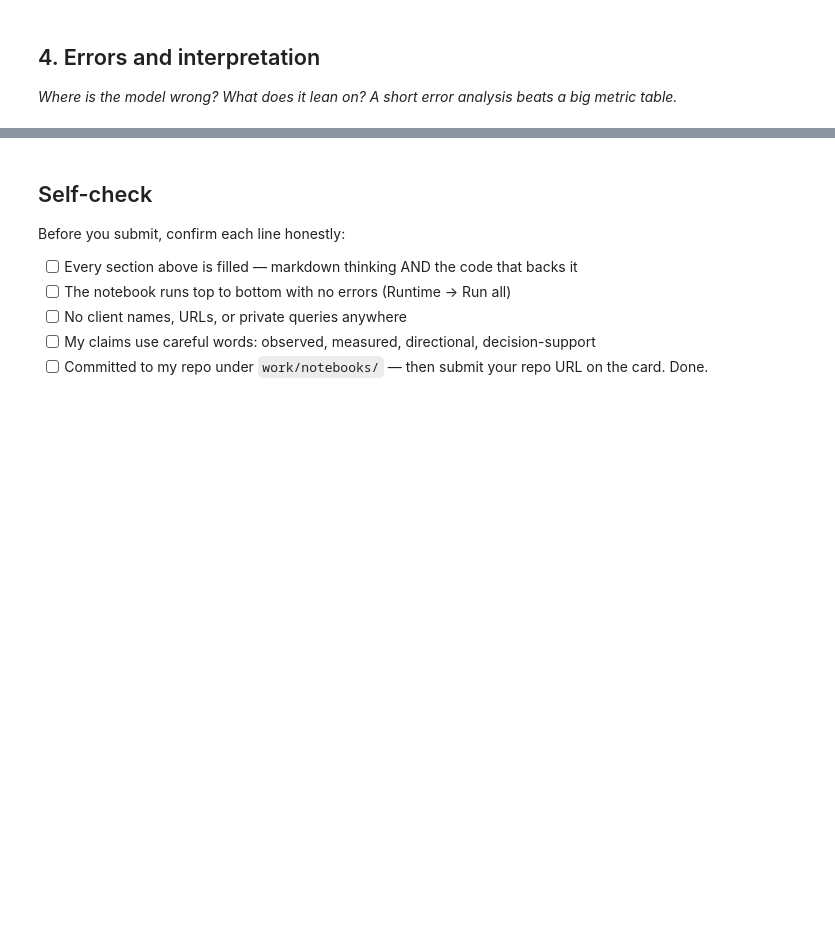
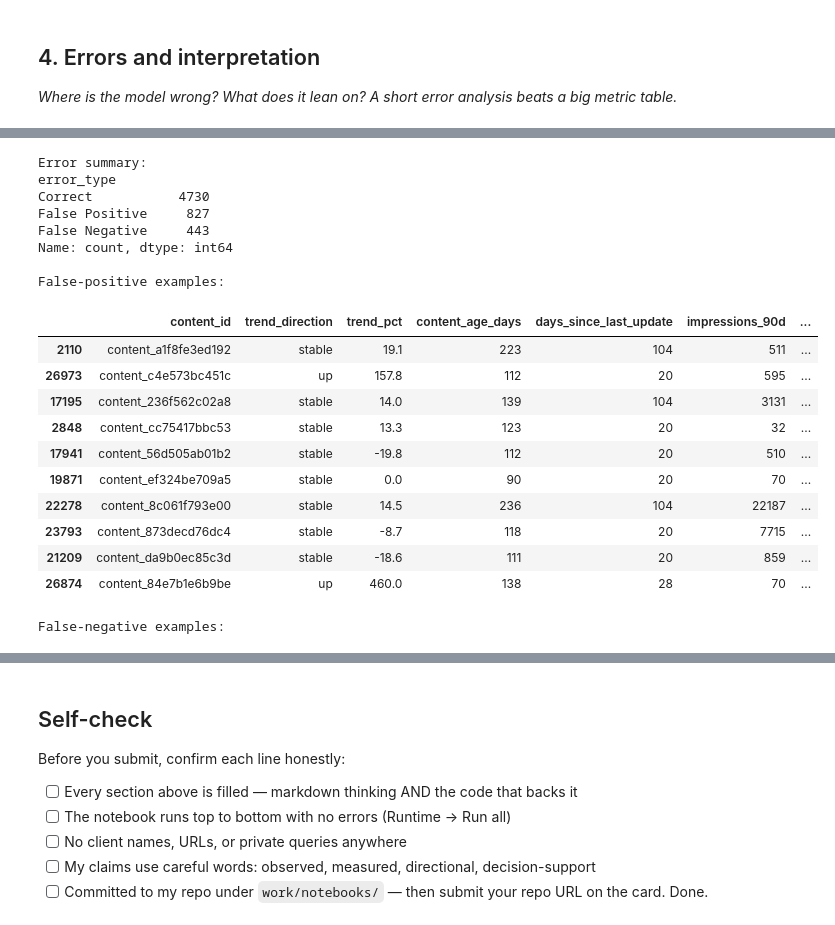
Before and after one commit to VinayBhavikatti/flyrank-ml-internship, a Jupyter notebook: work/notebooks/w05_model.ipynb, the cells around one changed output, grey strips where cells are left out. Saved outputs shown, nothing was run; the diff lists cells and outputs as text; code cells hidden in the pictures; blank space fills up the shorter version.

```diff
--- a/work/notebooks/w05_model.ipynb
+++ b/work/notebooks/w05_model.ipynb
@@ -34,3 +302,42 @@ This skeleton is yours to fill. Work the sections **in order** — each one has
 # %%
 # This cell is for CODE (numbers, a query, a check).
 # Write your text answer in the cell ABOVE this one — typing sentences here breaks Run All.
+
+# Section 4 — Errors and interpretation
+
+# Error summary
+print("Error summary:")
+print(error_df["error_type"].value_counts())
+
+print("\nFalse-positive examples:")
+display(
+    error_df[error_df["error_type"] == "False Positive"]
+    .head(10)
+)
+
+print("\nFalse-negative examples:")
+display(
+    error_df[error_df["error_type"] == "False Negative"]
+    .head(10)
+)
+# %% [output]
+Error summary:
+error_type
+Correct           4730
+False Positive     827
+False Negative     443
+Name: count, dtype: int64
+
+False-positive examples:
+|  | content_id | trend_direction | trend_pct | content_age_days | days_since_last_update | impressions_90d | ... |
+| 2110 | content_a1f8fe3ed192 | stable | 19.1 | 223 | 104 | 511 | ... |
+| 26973 | content_c4e573bc451c | up | 157.8 | 112 | 20 | 595 | ... |
+| 17195 | content_236f562c02a8 | stable | 14.0 | 139 | 104 | 3131 | ... |
+| 2848 | content_cc75417bbc53 | stable | 13.3 | 123 | 20 | 32 | ... |
+| 17941 | content_56d505ab01b2 | stable | -19.8 | 112 | 20 | 510 | ... |
+| 19871 | content_ef324be709a5 | stable | 0.0 | 90 | 20 | 70 | ... |
+| 22278 | content_8c061f793e00 | stable | 14.5 | 236 | 104 | 22187 | ... |
+| 23793 | content_873decd76dc4 | stable | -8.7 | 118 | 20 | 7715 | ... |
+| 21209 | content_da9b0ec85c3d | stable | -18.6 | 111 | 20 | 859 | ... |
+| 26874 | content_84e7b1e6b9be | up | 460.0 | 138 | 28 | 70 | ... |
+False-negative examples:
```
Also changed, not shown: parts of 7 cells of this notebook.
